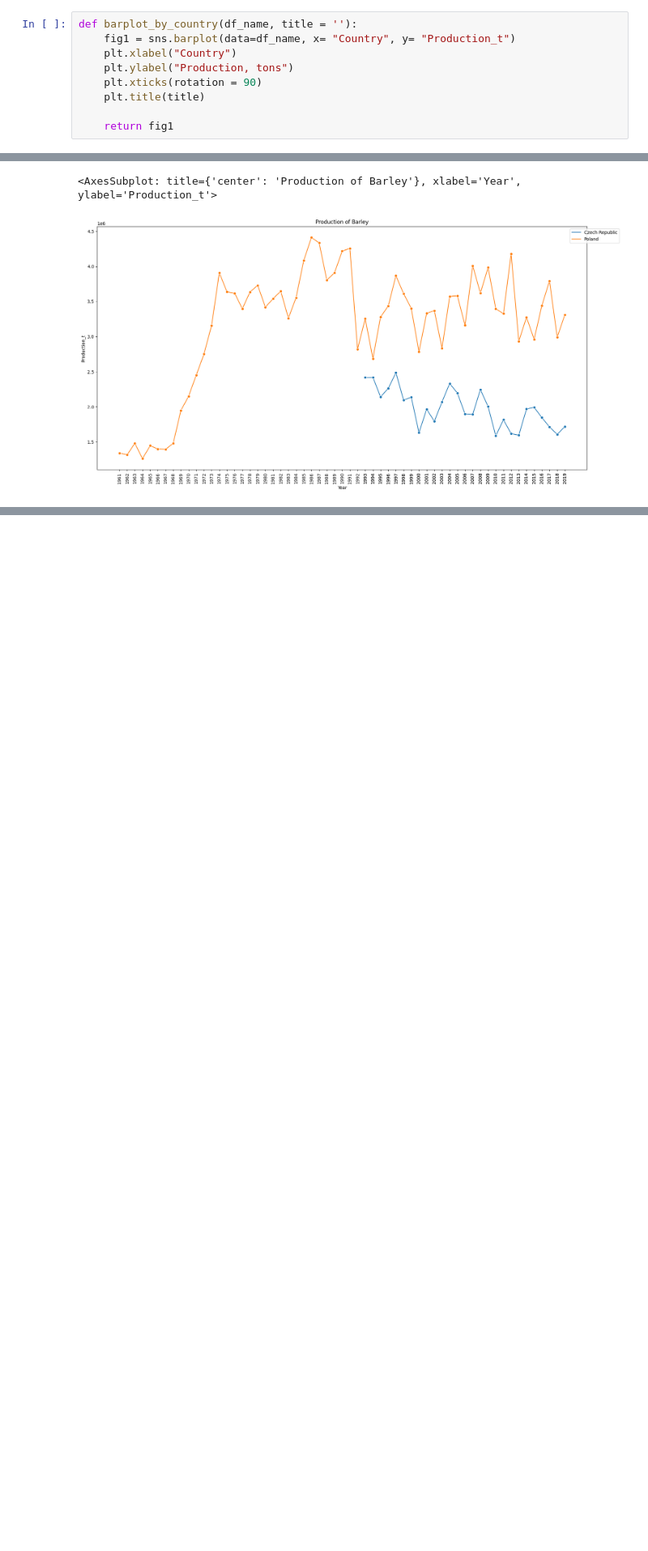
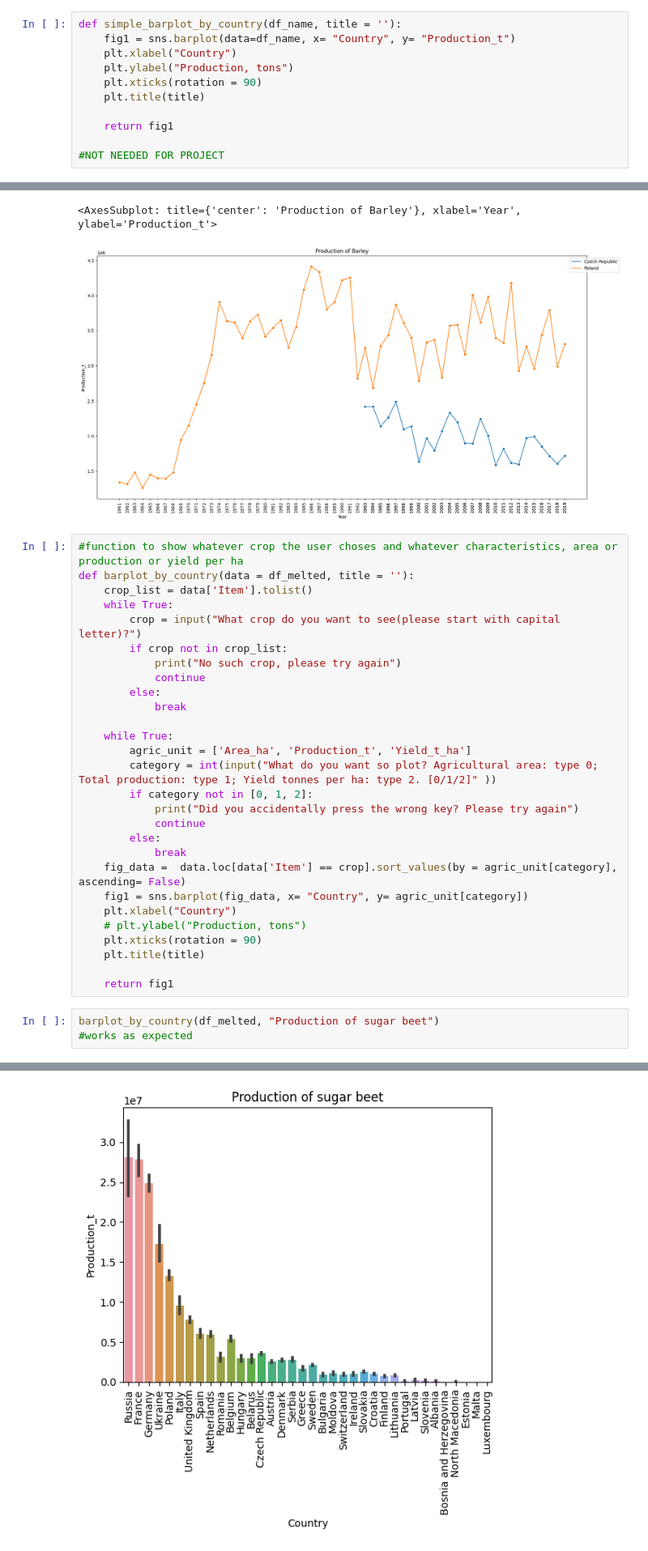
Before and after one commit to Grazina-S/Final-project, a Jupyter notebook: Graphs.ipynb, the cells around one changed output, grey strips where cells are left out. Shown: that part at 81% size. Drawn from its saved outputs; the diff is of its cells as text; blank space fills up the shorter version.

Commit message:
last figure

```diff
--- a/Graphs.ipynb
+++ b/Graphs.ipynb
@@ -105,5 +102,5 @@ Maize_production_XXI = most_produced_2019.loc[most_produced_2019['Item'] == 'Mai
 # %%
-def barplot_by_country(df_name, title = ''):
+def simple_barplot_by_country(df_name, title = ''):
     fig1 = sns.barplot(data=df_name, x= "Country", y= "Production_t")
     plt.xlabel("Country")
     plt.ylabel("Production, tons")
@@ -111,4 +108,6 @@ def barplot_by_country(df_name, title = ''):
     plt.title(title)
 
     return fig1
+
+#NOT NEEDED FOR PROJECT
 # %%
@@ -207,3 +199,35 @@ plot_agric_prod()
 # %% [output]
 <AxesSubplot: title={'center': 'Production of Barley'}, xlabel='Year', ylabel='Production_t'>
 [figure]
+# %%
+#function to show whatever crop the user choses and whatever characteristics, area or production or yield per ha
+def barplot_by_country(data = df_melted, title = ''):
+    crop_list = data['Item'].tolist()
+    while True:
+        crop = input("What crop do you want to see(please start with capital letter)?")
+        if crop not in crop_list:
+            print("No such crop, please try again")
+            continue
+        else:
+            break
+
+    while True:
+        agric_unit = ['Area_ha', 'Production_t', 'Yield_t_ha']
+        category = int(input("What do you want so plot? Agricultural area: type 0; Total production: type 1; Yield tonnes per ha: type 2. [0/1/2]" ))
+        if category not in [0, 1, 2]:
+            print("Did you accidentally press the wrong key? Please try again")
+            continue
+        else:
+            break
+    fig_data =  data.loc[data['Item'] == crop].sort_values(by = agric_unit[category], ascending= False)
+    fig1 = sns.barplot(fig_data, x= "Country", y= agric_unit[category])
+    plt.xlabel("Country")
+    # plt.ylabel("Production, tons")
+    plt.xticks(rotation = 90)
+    plt.title(title)
+
+    return fig1
+# %%
+barplot_by_country(df_melted, "Production of sugar beet")
+#works as expected
+# %% [output]
@@ -209,0 +235 @@ plot_agric_prod()
+[figure, added]
```
Also changed, not shown: parts of 8 cells of this notebook.
